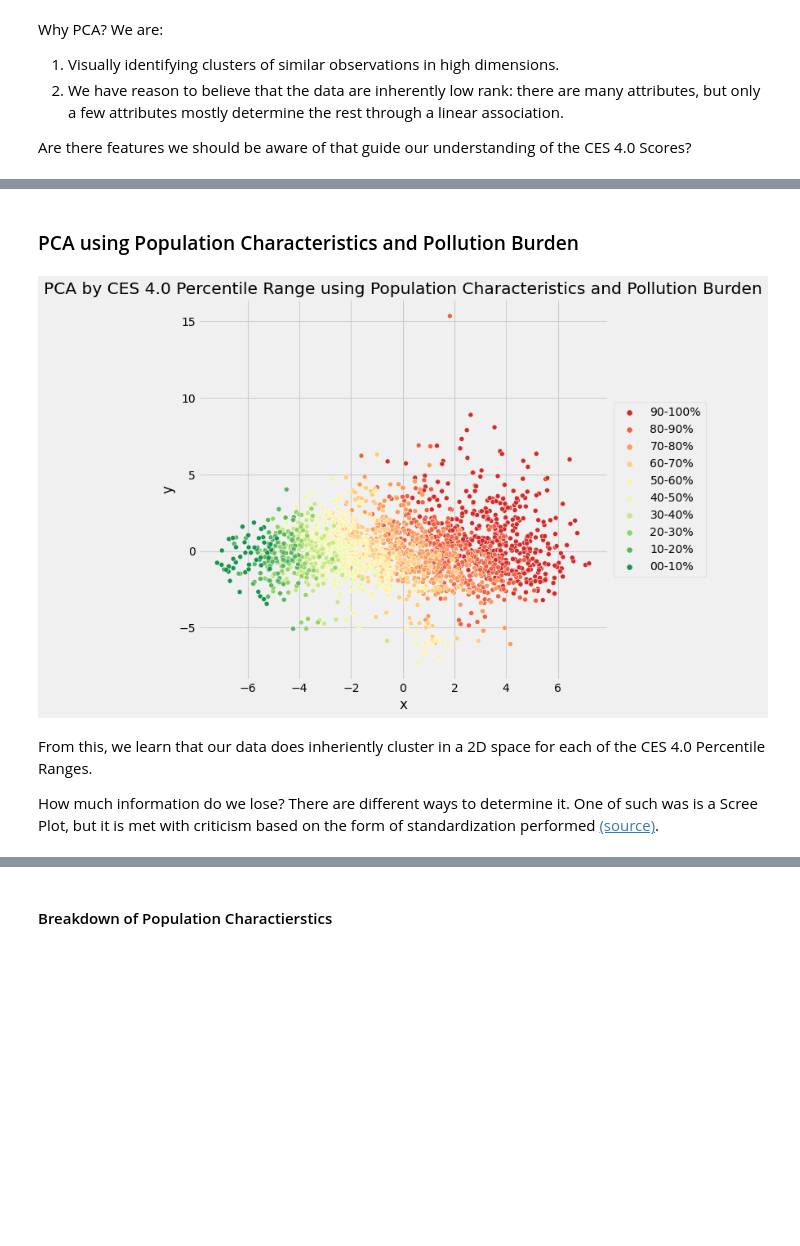
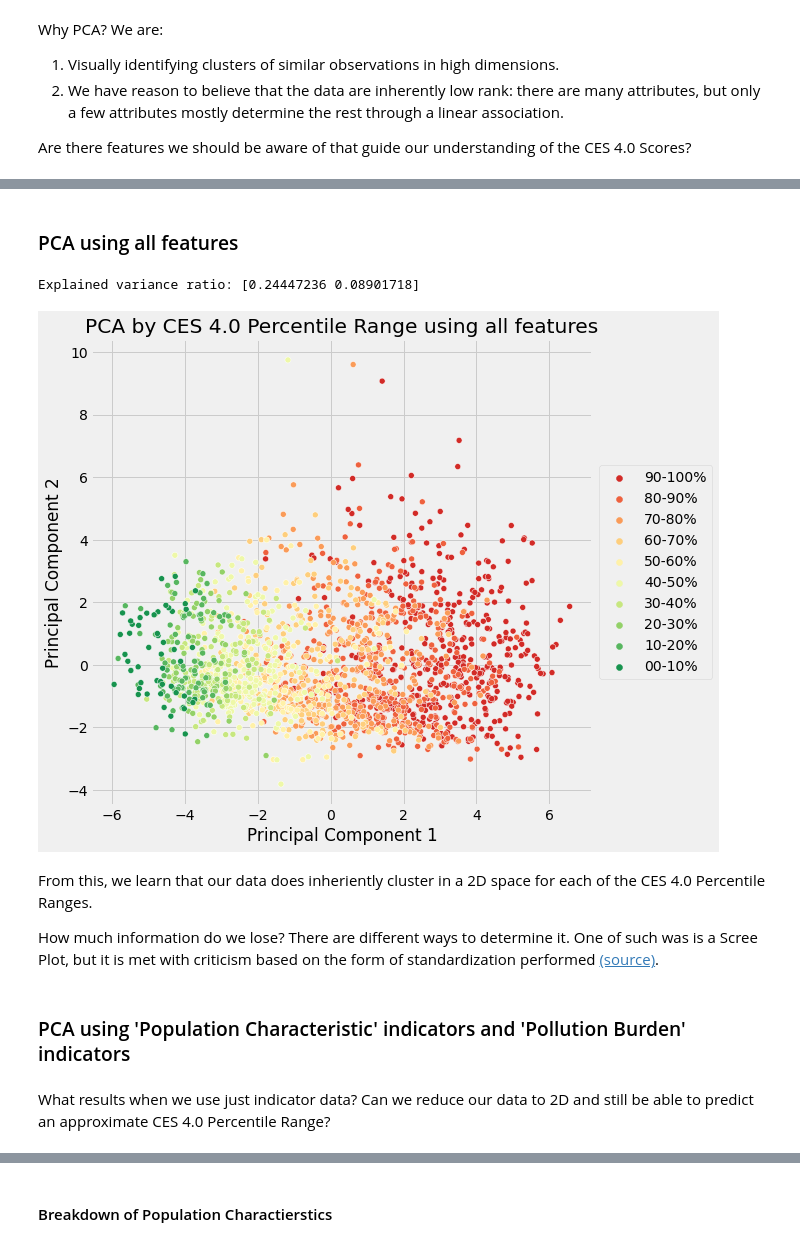
Before and after one commit to carlosortizdev/Thesis, a Jupyter notebook: notebooks/3.Modeling.ipynb, the cells around one changed output, grey strips where cells are left out. Saved outputs shown, nothing was run; the diff lists cells and outputs as text; code cells hidden in the pictures; blank space fills up the shorter version.

```diff
--- a/notebooks/3.Modeling.ipynb
+++ b/notebooks/3.Modeling.ipynb
@@ -80,10 +90,18 @@ from sklearn.decomposition import PCA
 def pca_fit_df(df):
     """Performs PCA fit transform for the given DataFrame and assigns original CES 4.0 Percentile Range"""
 
-    pca_vals = PCA(n_components=2).fit_transform(df)
+    # PCA Projection onto 2D from df
+    pca = PCA(n_components=2)
+    pca.fit(df)
+
+    pca_vals = pca.transform(df)
     pca_tbl = pd.DataFrame(pca_vals, columns=['x','y'])
+
+    # Target
     pca_tbl['CES 4.0 Percentile Range'] = ces_la['CES 4.0 Percentile Range'].to_numpy()
 
+    print('Explained variance ratio: ' + str(pca.explained_variance_ratio_))
+
     return pca_tbl
 # %%
 def pca_visualization(pca_df, indicator_str):
@@ -93,9 +111,22 @@ def pca_visualization(pca_df, indicator_str):
 
     sns.scatterplot(data=pca_df, x='x', y='y', hue='CES 4.0 Percentile Range', palette=sns.color_palette("RdYlGn", 10))
     plt.title('PCA by CES 4.0 Percentile Range using ' + indicator_str)
+    plt.xlabel("Principal Component 1")
+    plt.ylabel("Principal Component 2")
+
     plt.legend(loc='center left', bbox_to_anchor=(1, 0.5));
+# %%
+# All features
+
+identifiers = ['Census Tract', 'Total Population', 'California County', 'ZIP', 'Approximate Location', 'Longitude', 'Latitude', 'CES 4.0 Score', 'CES 4.0 Percentile Range', 'CES 4.0 Percentile']
+pctl = list(ces_la.filter(regex = 'Pctl'))
+
+indicators = ['Asthma', 'Low Birth Weight', 'Cardiovascular Disease', 'Education', 'Linguistic Isolation', 'Poverty', 'Unemployment', 'Housing Burden', 'Ozone', 'PM2.5', 'Diesel PM', 'Drinking Water', 'Lead', 'Pesticides', 'Tox. Release', 'Traffic', 'Cleanup Sites', 'Groundwater Threats', 'Haz. Waste', 'Imp. Water Bodies', 'Solid Waste']
+demographics = ['Children < 10 years (%)', 'Pop 10-64 years (%)', 'Elderly > 64 years (%)', 'Hispanic (%)', 'White (%)', 'African American (%)', 'Native American (%)', 'Asian American (%)', 'Other/Multiple (%)']
 # %%
-# Remove identifiers and perentiles
+# Indicators and demographics
 
 df_pca = ces_la.drop(columns=identifiers).drop(columns=pctl)
+df_pca = df_pca[indicators + demographics]
+
 df_cols = list(df_pca.columns)
@@ -109,12 +183,17 @@ df_pca = df_pca.set_axis(df_cols, axis=1)
 # %% [markdown]
-### PCA using Population Characteristics and Pollution Burden
+### PCA using all features
 # %%
 pca_all = pca_fit_df(df_pca)
 
-pca_visualization(pca_all, 'Population Characteristics and Pollution Burden')
+pca_visualization(pca_all, 'all features')
 # %% [output]
+Explained variance ratio: [0.24447236 0.08901718]
-[figure, old version]
+[figure, new version]
 # %% [markdown]
 From this, we learn that our data does inheriently cluster in a 2D space for each of the CES 4.0 Percentile Ranges.
 
 How much information do we lose? There are different ways to determine it. One of such was is a Scree Plot, but it is met with criticism based on the form of standardization performed [(source)](https://en.wikipedia.org/wiki/Scree_plot).
+# %% [markdown]
+### PCA using 'Population Characteristic' indicators and 'Pollution Burden' indicators
+# %% [markdown]
+What results when we use just indicator data? Can we reduce our data to 2D and still be able to predict an approximate CES 4.0 Percentile Range?
```
Also changed, not shown: parts of 36 cells of this notebook, 6 other files.
